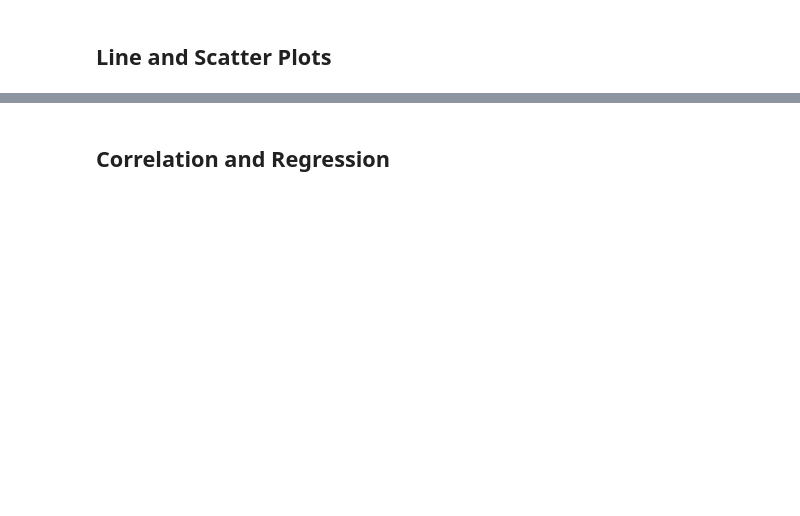
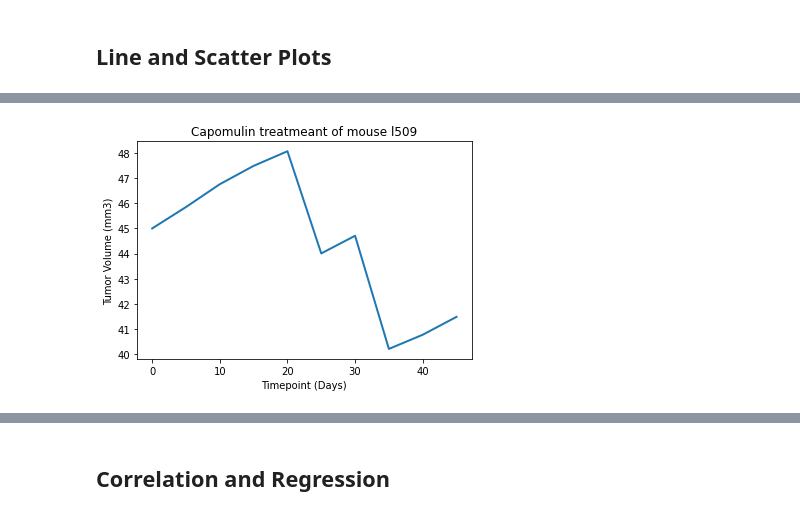
Before and after one commit to kasturiswapna/Matplotlib-challenge, a Jupyter notebook: Pymaceuticals/pymaceuticals_starter.ipynb, the cells around one changed output, grey strips where cells are left out. Saved outputs shown, nothing was run; the diff lists cells and outputs as text; code cells hidden in the pictures; blank space fills up the shorter version.

```diff
--- a/Pymaceuticals/pymaceuticals_starter.ipynb
+++ b/Pymaceuticals/pymaceuticals_starter.ipynb
@@ -169,3 +161,11 @@ plt.pie(df1['Mouse ID'], explode=explode, labels=labels, colors=colors,shadow=Tr
 [figure]
 # %% [markdown]
 ## Quartiles, Outliers and Boxplots
+# %%
+# Calculate the final tumor volume of each mouse across four of the treatment regimens:
+# Capomulin, Ramicane, Infubinol, and Ceftamin
+cap_df = clean_df.loc[clean_df["Drug Regimen"] == "Capomulin",:]
+ram_df = clean_df.loc[clean_df["Drug Regimen"] == "Ramicane", :]
+inf_df = clean_df.loc[clean_df["Drug Regimen"] == "Infubinol", :]
+ceft_df = clean_df.loc[clean_df["Drug Regimen"] == "Ceftamin", :]
+cap_df.head()
@@ -200,3 +332,5 @@ plt.pie(df1['Mouse ID'], explode=explode, labels=labels, colors=colors,shadow=Tr
 ## Line and Scatter Plots
 # %%
 # Generate a line plot of tumor volume vs. time point for a mouse treated with Capomulin
+forline_df = cap_df.loc[cap_df["Mouse ID"] == "l509",:]
+forline_df.head()
@@ -203,2 +344,15 @@ plt.pie(df1['Mouse ID'], explode=explode, labels=labels, colors=colors,shadow=Tr
+# %%
+x_axisTP = forline_df["Timepoint"]
+tumsiz = forline_df["Tumor Volume (mm3)"]
+
+plt.title('Capomulin treatmeant of mouse l509')
+plt.plot(x_axisTP, tumsiz,linewidth=2, markersize=12)
+plt.xlabel('Timepoint (Days)')
+plt.ylabel('Tumor Volume (mm3)')
+
+plt.savefig('linechart')
+plt.show()
+# %% [output]
+[figure, added]
 # %%
 # Generate a scatter plot of average tumor volume vs. mouse weight for the Capomulin regimen
```
Also changed, not shown: parts of 17 cells of this notebook, 4 other files.
